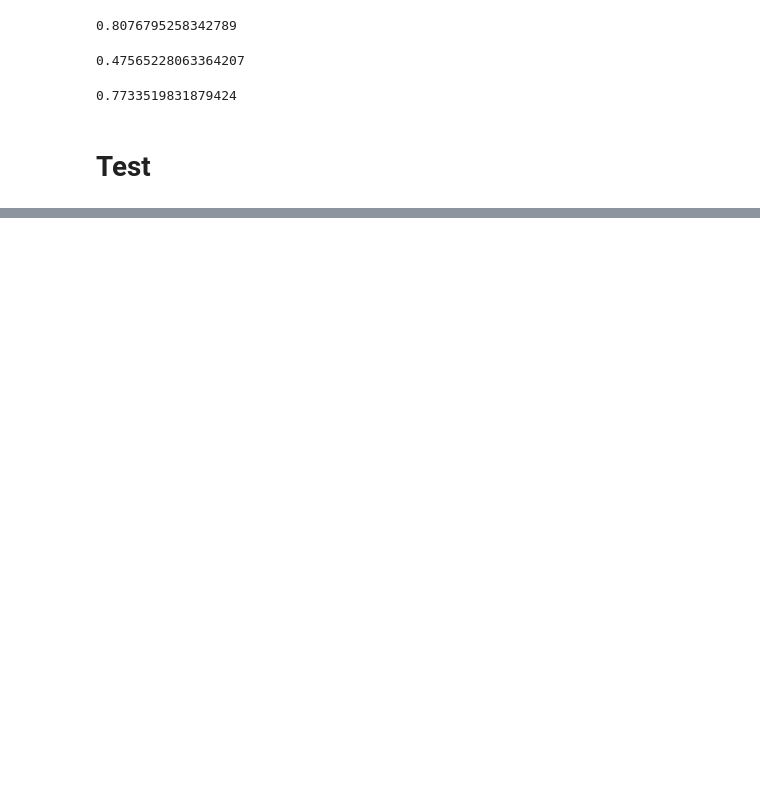
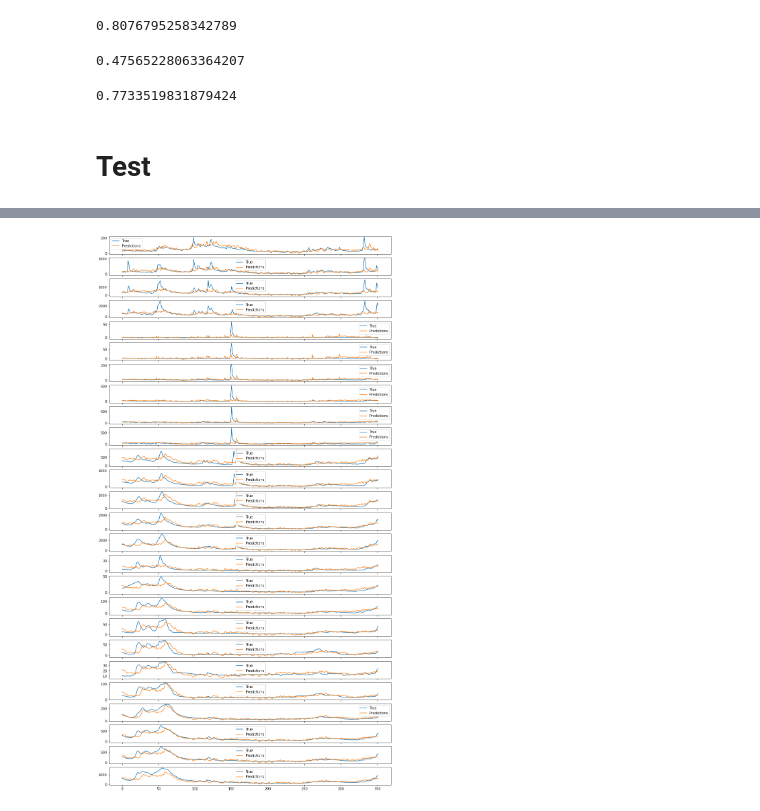
Before and after one commit to JlnZhou/ProjectML, a Jupyter notebook: Regression_GAMPLSAR.ipynb, the cells around one changed output, grey strips where cells are left out. Saved outputs shown, nothing was run; the diff lists cells and outputs as text; code cells hidden in the pictures; blank space fills up the shorter version.

```diff
--- a/Regression_GAMPLSAR.ipynb
+++ b/Regression_GAMPLSAR.ipynb
@@ -291,0 +315,6 @@ max_lag = 0
+# %%
+# PLS
+mesures_train_X_standard_residus = mesures_train_X_standard_residus[(7+curr_lag):]
+model_PLS = PLSRegression(n_components=n_compo)
+model_PLS.fit(X = mesures_train_X_standard_residus[colonnes_reg],
+              Y = mesures_train_X_standard_residus[liste_stations_debit])
@@ -292,10 +402,4 @@ max_lag = 0
 # %%
-# Entraintement
-mesures_train_X_mean = mesures_train_X[liste_stations_debit + colonnes_meteo_stations].mean()
-for code in liste_stations_debit:
-    mesures_train_X_mean[code] = 0
-mesures_train_X_std = mesures_train_X[liste_stations_debit + colonnes_meteo_stations].std()
-mesures_train_X_standard = fct_Standardize(mesures_train_X,
-                                           mesures_train_X_mean, mesures_train_X_std,
-                                           liste_stations_debit + colonnes_meteo_stations)
-mesures_train_X_standard["Date"] = mesures_train_X["Date"]
+predictions_test_Y = fct_StandardizeInverse(predictions_test_Y_standard, mesures_train_X_mean,
+                                                  mesures_train_X_std, liste_stations_debit)
+predictions_test_Y["Date"] = predictions_test_Y_standard["Date"].values
@@ -377,10 +405,0 @@ mesures_test_Y_standard["Date"] = mesures_test_Y["Date"]
-# %%
-n_stations = len(liste_stations_debit)
-fig, axs = plt.subplots(n_stations, 1, figsize = (15,30), sharex=True)
-for i in range(n_stations):
-    code = liste_stations_debit[i]
-    axs[i].plot(mesures_test_Y_standard["Date"], mesures_test_Y_standard[code], label = "True")
-    #axs[i].plot(predictions_test_Y_standard_saisonnalite["Date"], predictions_test_Y_standard_saisonnalite[code], label = "Saisonnalite")
-    #axs[i].plot(predictions_test_Y_standard_residus["Date"], predictions_test_Y_standard_residus[code], label = "Residus")
-    axs[i].plot(predictions_test_Y_standard["Date"], predictions_test_Y_standard[code], label = "Predictions")
-    axs[i].legend()
@@ -442,4 +405,0 @@ dtype: float64
-# %%
-predictions_test_Y = fct_StandardizeInverse(predictions_test_Y_standard,
-                                            mesures_train_X_mean, mesures_train_X_std, liste_stations_debit)
-predictions_test_Y["Date"] = predictions_test_Y_standard["Date"].values
@@ -475,0 +437,11 @@ test_scores
+# %%
+n_stations = len(liste_stations_debit)
+fig, axs = plt.subplots(n_stations, 1, figsize = (15,30), sharex=True)
+for i in range(n_stations):
+    code = liste_stations_debit[i]
+    axs[i].plot(mesures_test_Y[code], label = "True")
+    axs[i].plot(predictions_test_Y[code], label = "Predictions")
+    axs[i].legend()
+plt.savefig("../Data/Rapport/Figures/GAMPLSAR/GAMPLSAR_Pred.png")
+# %% [output]
+[figure, added]
```
Also changed, not shown: parts of 24 cells of this notebook, 1 other file.
